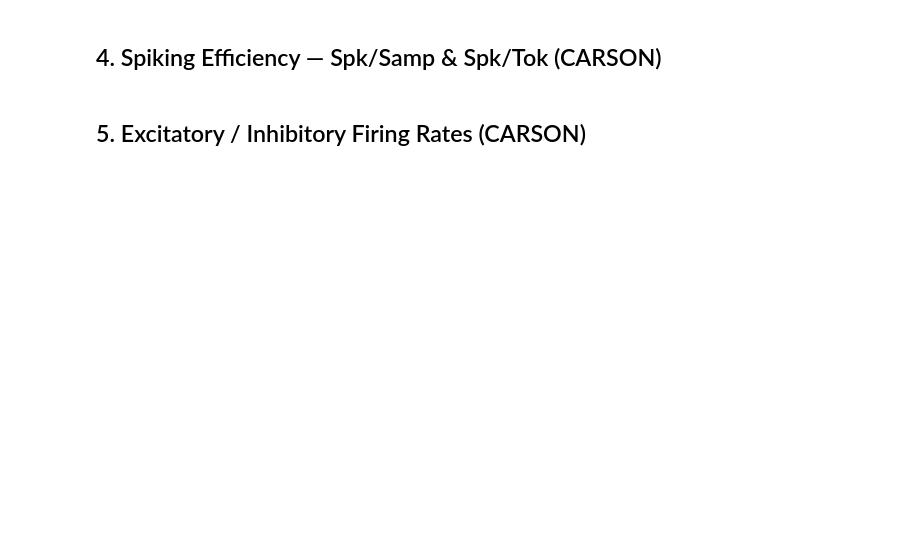
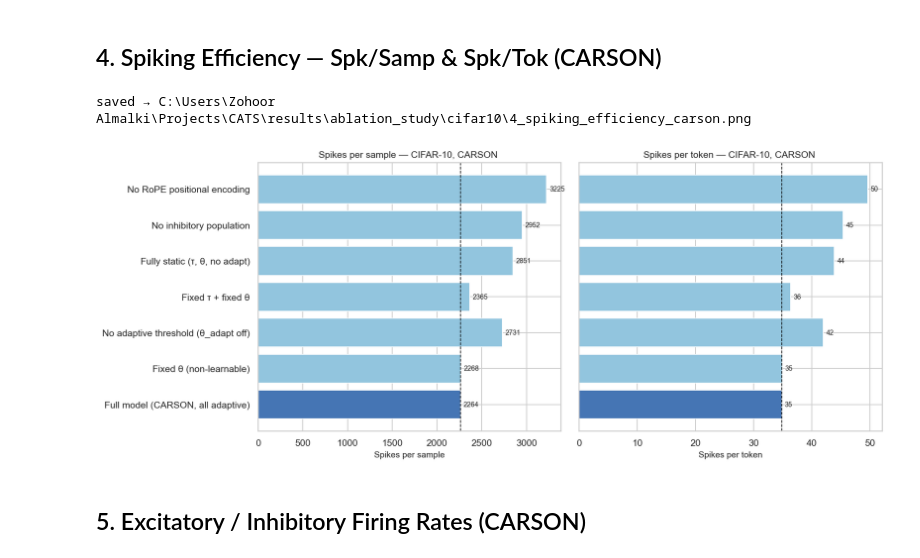
Before and after one commit to ZohoorAlmalkiUQU/CATS, a Jupyter notebook: results/ablation_study/cifar10/ablation_cifar10.ipynb, the cells around one changed output. Cells and saved outputs as stored; diff of their text form; code cells hidden in the pictures; blank space fills up the shorter version.

```diff
--- a/results/ablation_study/cifar10/ablation_cifar10.ipynb
+++ b/results/ablation_study/cifar10/ablation_cifar10.ipynb
@@ -213,24 +241,27 @@ plt.show()
 # %%
 spiking_rows = df_all.dropna(subset=["spk_samp"])
 
 fig, axes = plt.subplots(1, 2, figsize=(13, 0.55 * len(spiking_rows) + 1.5), sharey=True)
 for ax, col, title in zip(
         axes,
         ["spk_samp", "spk_tok"],
         ["Spikes per sample", "Spikes per token"]):
     vals   = spiking_rows[col]
     colors = ["#4575b4" if r["cond"] == "full_model" else "#92c5de"
               for _, r in spiking_rows.iterrows()]
     bars = ax.barh(spiking_rows["label"], vals, color=colors, edgecolor="white")
     ref  = df_all.loc[df_all["cond"] == "full_model", col].values[0]
     ax.axvline(ref, color="black", linewidth=0.9, linestyle="--")
     for bar, val in zip(bars, vals):
         ax.text(val + vals.max() * 0.01, bar.get_y() + bar.get_height() / 2,
                 f"{val:.0f}", va="center", fontsize=8)
-    ax.set(xlabel=title, title=title + " — CIFAR-10, CARSON (ANN runs)")
+    ax.set(xlabel=title, title=title + " — CIFAR-10, CARSON ")
 fig.tight_layout()
 save(fig, "4_spiking_efficiency_carson")
 plt.show()
+# %% [output]
+saved → C:\Users\Zohoor Almalki\Projects\CATS\results\ablation_study\cifar10\4_spiking_efficiency_carson.png
+[figure, added]
 # %% [markdown]
 ## 5. Excitatory / Inhibitory Firing Rates (CARSON)
 # %%
```
Also changed, not shown: parts of 10 cells of this notebook, 10 other files.
